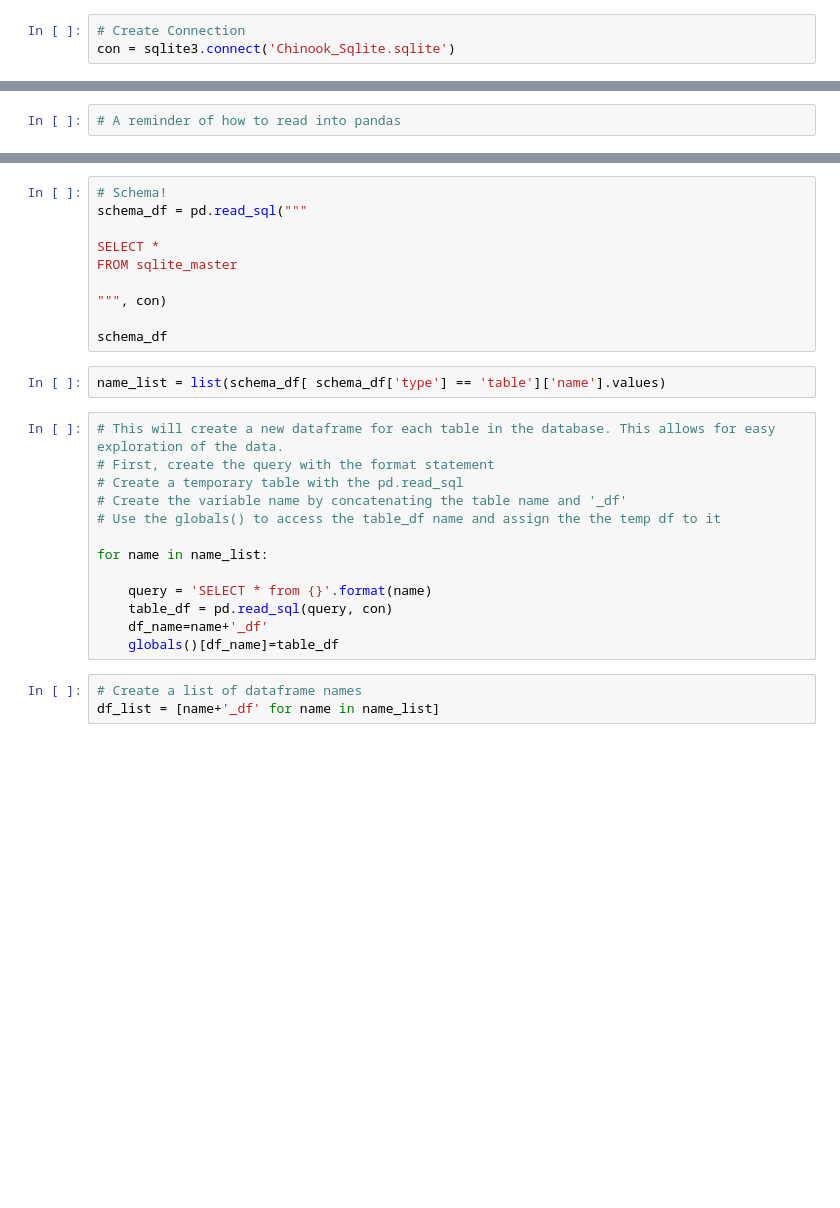
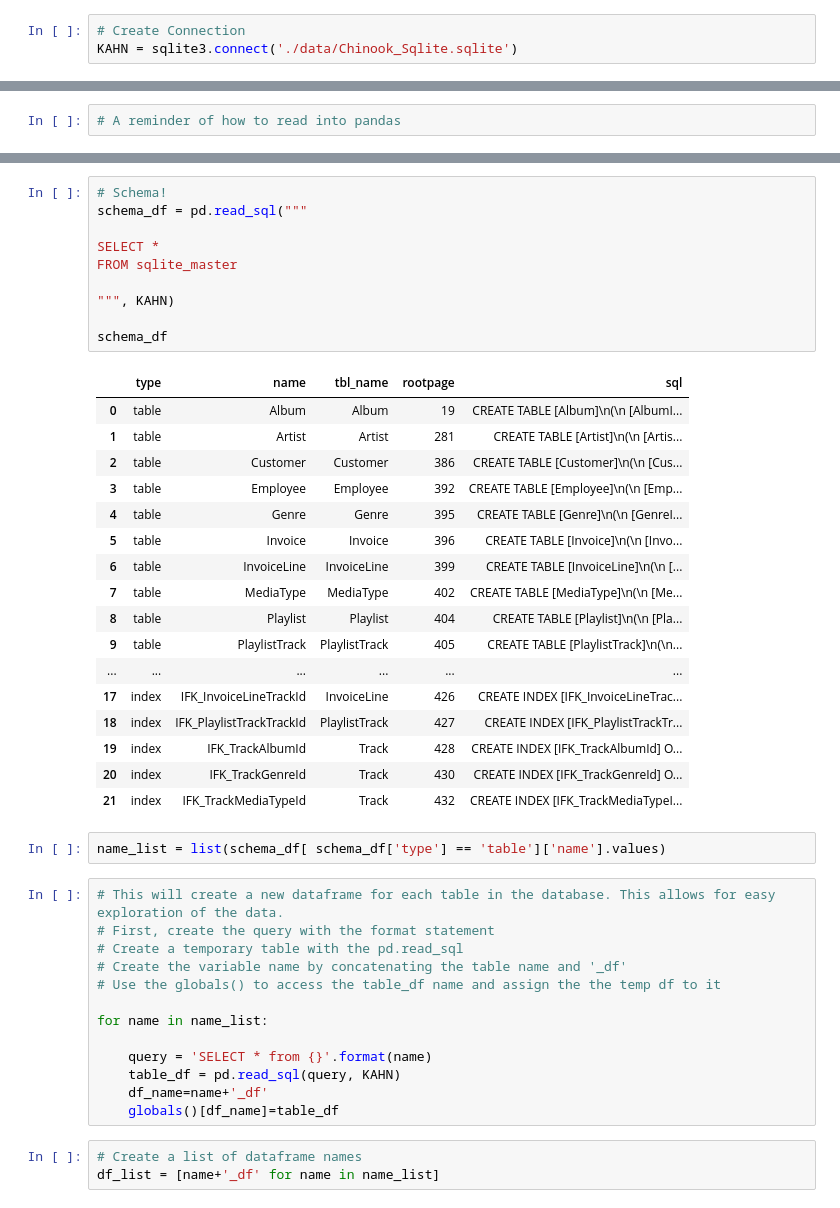
Before and after one commit to Cameron0Tavares/NTL-DS-062722, a Jupyter notebook: sql_practice/sql_practice.ipynb, the cells around one changed output, grey strips where cells are left out. Saved outputs shown, nothing was run; the diff lists cells and outputs as text; blank space fills up the shorter version.

```diff
--- a/sql_practice/sql_practice.ipynb
+++ b/sql_practice/sql_practice.ipynb
@@ -3,6 +3,6 @@ import sqlite3
 import pandas as pd
 # %%
 # Create Connection
-con = sqlite3.connect('Chinook_Sqlite.sqlite')
+KAHN = sqlite3.connect('./data/Chinook_Sqlite.sqlite')
 # %%
 # Create Cursor
@@ -48,13 +89,31 @@ al_list[0][1]
 # %%
 # Schema!
 schema_df = pd.read_sql("""
 
 SELECT *
 FROM sqlite_master
 
-""", con)
+""", KAHN)
 
 schema_df
+# %% [output]
+|  | type | name | tbl_name | rootpage | sql |
+| 0 | table | Album | Album | 19 | CREATE TABLE [Album]\n(\n [AlbumI... |
+| 1 | table | Artist | Artist | 281 | CREATE TABLE [Artist]\n(\n [Artis... |
+| 2 | table | Customer | Customer | 386 | CREATE TABLE [Customer]\n(\n [Cus... |
+| 3 | table | Employee | Employee | 392 | CREATE TABLE [Employee]\n(\n [Emp... |
+| 4 | table | Genre | Genre | 395 | CREATE TABLE [Genre]\n(\n [GenreI... |
+| 5 | table | Invoice | Invoice | 396 | CREATE TABLE [Invoice]\n(\n [Invo... |
+| 6 | table | InvoiceLine | InvoiceLine | 399 | CREATE TABLE [InvoiceLine]\n(\n [... |
+| 7 | table | MediaType | MediaType | 402 | CREATE TABLE [MediaType]\n(\n [Me... |
+| 8 | table | Playlist | Playlist | 404 | CREATE TABLE [Playlist]\n(\n [Pla... |
+| 9 | table | PlaylistTrack | PlaylistTrack | 405 | CREATE TABLE [PlaylistTrack]\n(\n... |
+| ... | ... | ... | ... | ... | ... |
+| 17 | index | IFK_InvoiceLineTrackId | InvoiceLine | 426 | CREATE INDEX [IFK_InvoiceLineTrac... |
+| 18 | index | IFK_PlaylistTrackTrackId | PlaylistTrack | 427 | CREATE INDEX [IFK_PlaylistTrackTr... |
+| 19 | index | IFK_TrackAlbumId | Track | 428 | CREATE INDEX [IFK_TrackAlbumId] O... |
+| 20 | index | IFK_TrackGenreId | Track | 430 | CREATE INDEX [IFK_TrackGenreId] O... |
+| 21 | index | IFK_TrackMediaTypeId | Track | 432 | CREATE INDEX [IFK_TrackMediaTypeI... |
 # %%
 name_list = list(schema_df[ schema_df['type'] == 'table']['name'].values)
 # %%
@@ -67,7 +126,7 @@ name_list = list(schema_df[ schema_df['type'] == 'table']['name'].values)
 for name in name_list:
 
     query = 'SELECT * from {}'.format(name)
-    table_df = pd.read_sql(query, con)
+    table_df = pd.read_sql(query, KAHN)
     df_name=name+'_df'
     globals()[df_name]=table_df
 # %%
```
Also changed, not shown: parts of 17 cells of this notebook, 4 other files.
